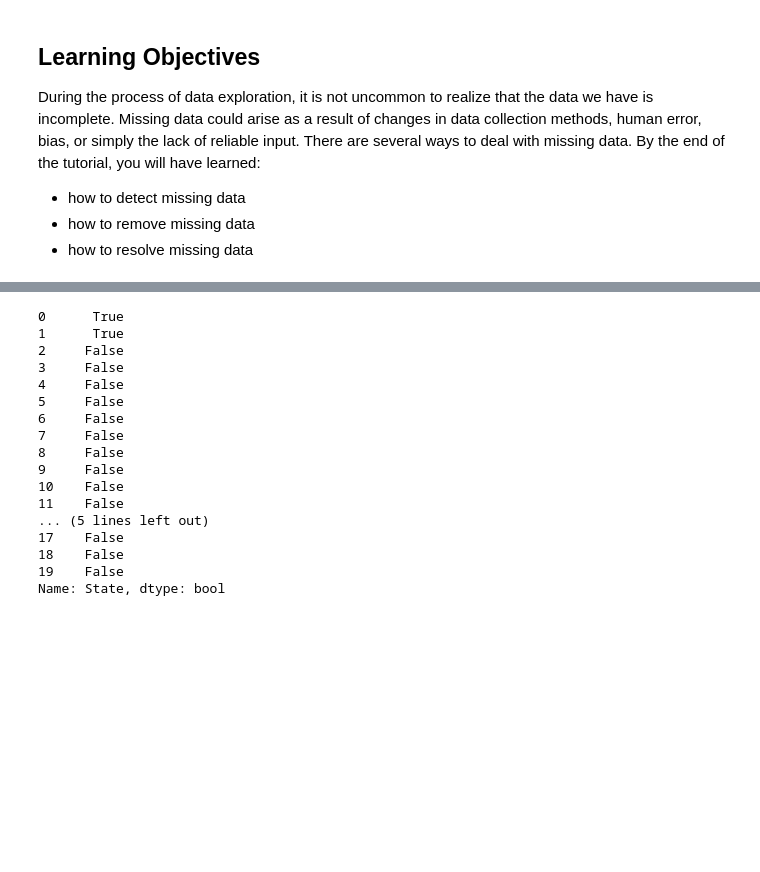
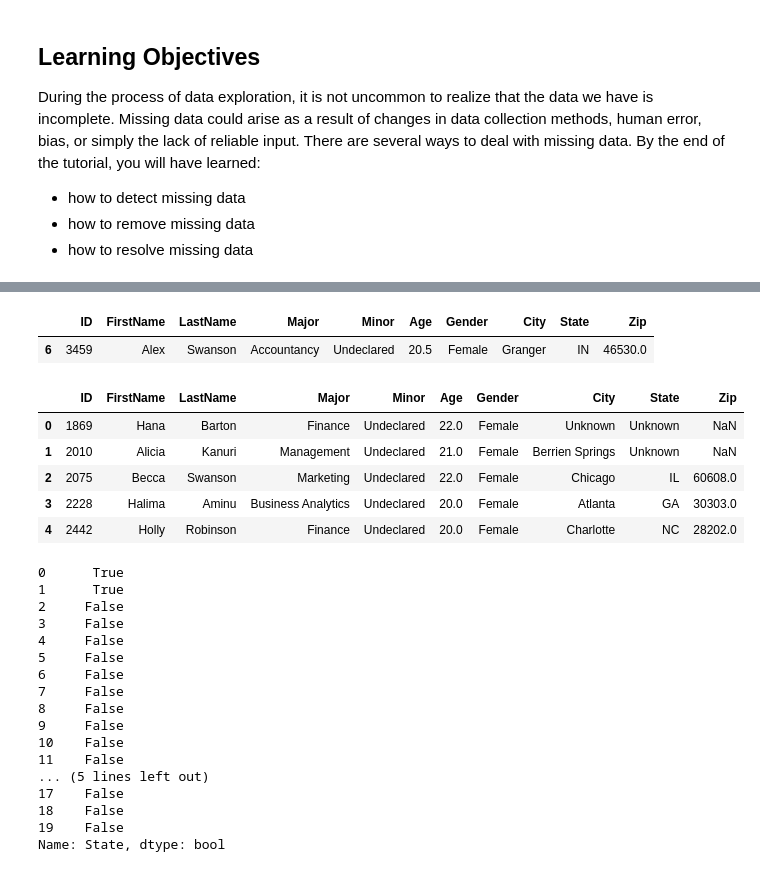
Before and after one commit to Minhhoang2606/Machine-learning-with-Python-Foundations, a Jupyter notebook: 04/04_02e.ipynb, the cells around one changed output, grey strips where cells are left out. Saved outputs shown, nothing was run; the diff lists cells and outputs as text; code cells hidden in the pictures; blank space fills up the shorter version.

```diff
--- a/04/04_02e.ipynb
+++ b/04/04_02e.ipynb
@@ -33,0 +172,6 @@ students
+# %%
+# Replace missing values in 'Gender' column with 'Female'
+students['Gender'] = students['Gender'].fillna('Female')
+
+# Preview the updated column
+students['Gender']
@@ -33,0 +196,6 @@ students
+# %%
+# Replace missing values in 'Age' column with the median
+students['Age'] = students['Age'].fillna(students['Age'].median())
+
+# Preview the updated column
+students['Age']
@@ -34,3 +220,32 @@ students
+# %%
+# Create a mask for the specific row
+mask = (students['City'] == 'Granger') & (students['State'] == 'IN')
+
+# Impute the missing 'Zip' code
+students.loc[mask, 'Zip'] = 46530
+
+# Preview the updated row
+students.loc[mask]
+# %% [output]
+|  | ID | FirstName | LastName | Major | Minor | Age | Gender | City | State | Zip |
+| 6 | 3459 | Alex | Swanson | Accountancy | Undeclared | 20.5 | Female | Granger | IN | 46530.0 |
+# %%
+# Replace missing values in multiple columns
+students = students.fillna({
+    'Minor': 'Undeclared',
+    'State': 'Unknown',
+    'City': 'Unknown'
+})
+
+# Preview the dataset
+students.head()
+# %% [output]
+|  | ID | FirstName | LastName | Major | Minor | Age | Gender | City | State | Zip |
+| 0 | 1869 | Hana | Barton | Finance | Undeclared | 22.0 | Female | Unknown | Unknown | NaN |
+| 1 | 2010 | Alicia | Kanuri | Management | Undeclared | 21.0 | Female | Berrien Springs | Unknown | NaN |
+| 2 | 2075 | Becca | Swanson | Marketing | Undeclared | 22.0 | Female | Chicago | IL | 60608.0 |
+| 3 | 2228 | Halima | Aminu | Business Analytics | Undeclared | 20.0 | Female | Atlanta | GA | 30303.0 |
+| 4 | 2442 | Holly | Robinson | Finance | Undeclared | 20.0 | Female | Charlotte | NC | 28202.0 |
 # %%
 mask = students['State'].isnull()
 mask
```
Also changed, not shown: parts of 12 cells of this notebook.
